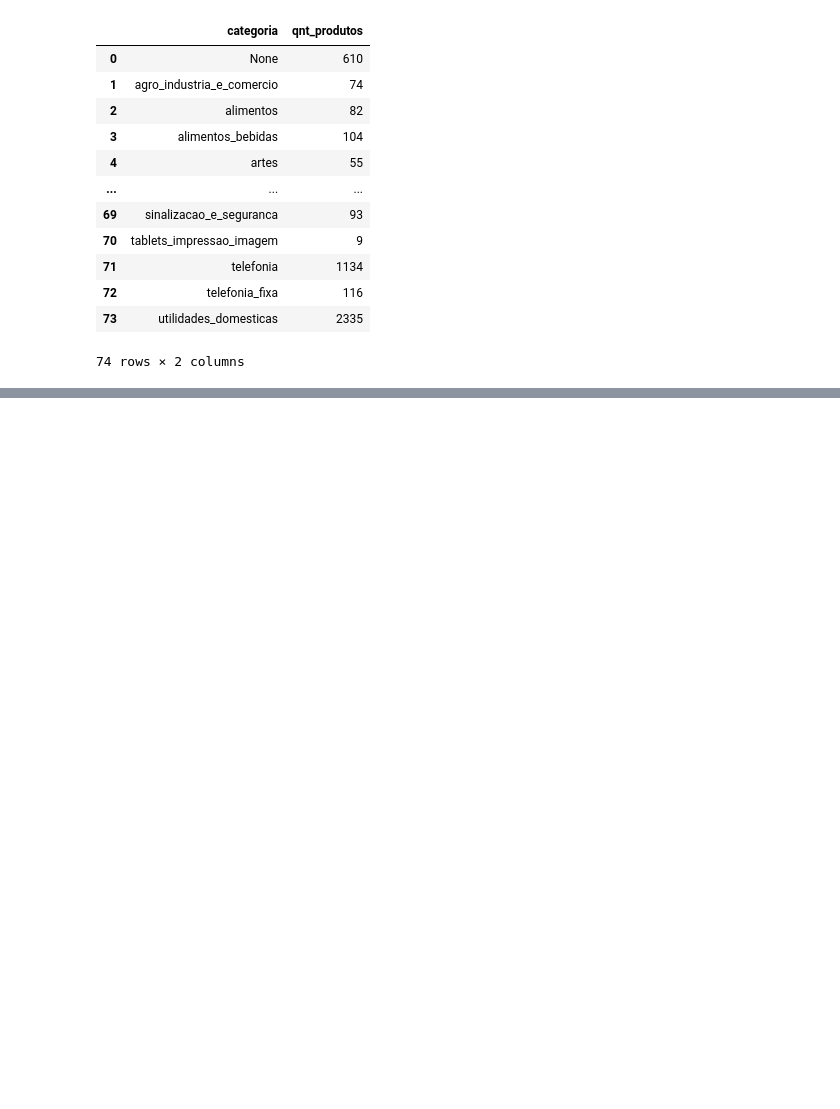
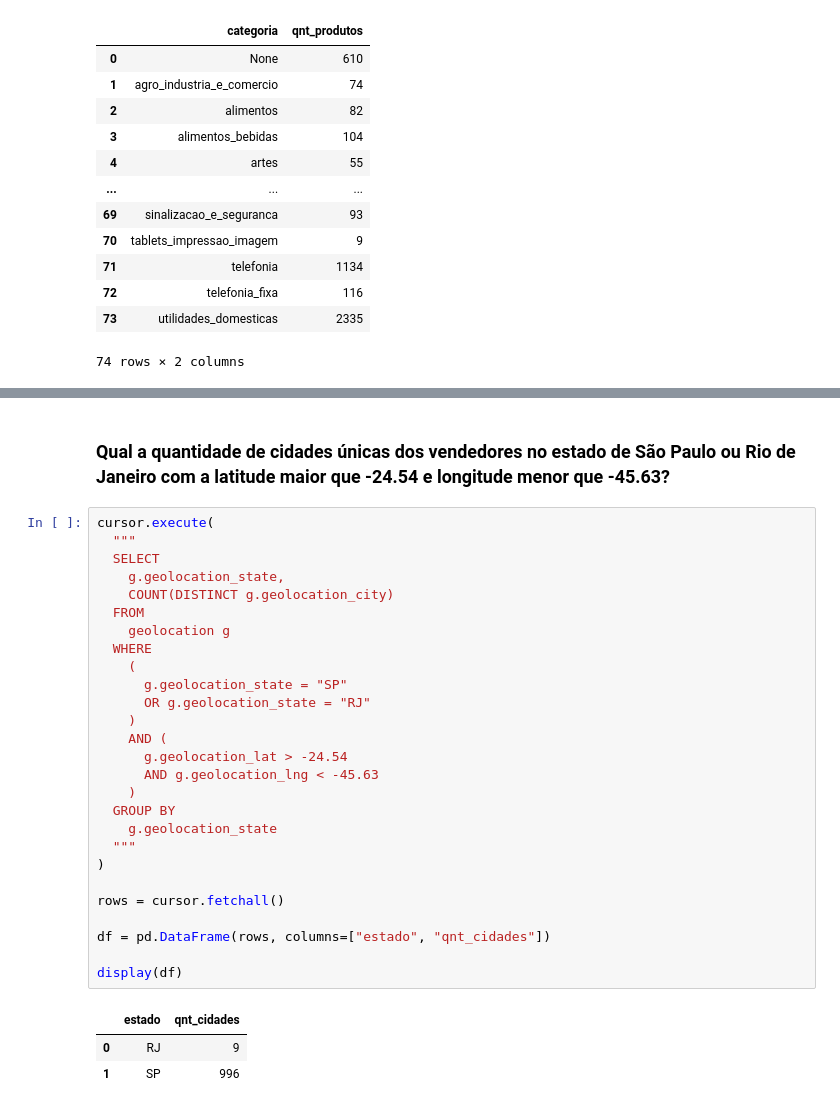
Before and after one commit to C41m/C41m-sql_ecommerce, a Jupyter notebook: sql.ipynb, the cells around one changed output, grey strips where cells are left out. Cells and saved outputs as stored; diff of their text form; blank space fills up the shorter version.

```diff
--- a/sql.ipynb
+++ b/sql.ipynb
@@ -1098,0 +1128,33 @@ display(df)
+# %% [markdown]
+### Qual a quantidade de cidades únicas dos vendedores no estado de São Paulo ou Rio de Janeiro com a latitude maior que -24.54 e longitude menor que -45.63?
+# %%
+cursor.execute(
+  """
+  SELECT
+    g.geolocation_state,
+    COUNT(DISTINCT g.geolocation_city)
+  FROM
+    geolocation g
+  WHERE
+    (
+      g.geolocation_state = "SP"
+      OR g.geolocation_state = "RJ"
+    )
+    AND (
+      g.geolocation_lat > -24.54
+      AND g.geolocation_lng < -45.63
+    )
+  GROUP BY
+    g.geolocation_state
+  """
+)
+
+rows = cursor.fetchall()
+
+df = pd.DataFrame(rows, columns=["estado", "qnt_cidades"])
+
+display(df)
+# %% [output]
+|  | estado | qnt_cidades |
+| 0 | RJ | 9 |
+| 1 | SP | 996 |
```
Also changed, not shown: parts of 9 cells of this notebook, 1 other file.
